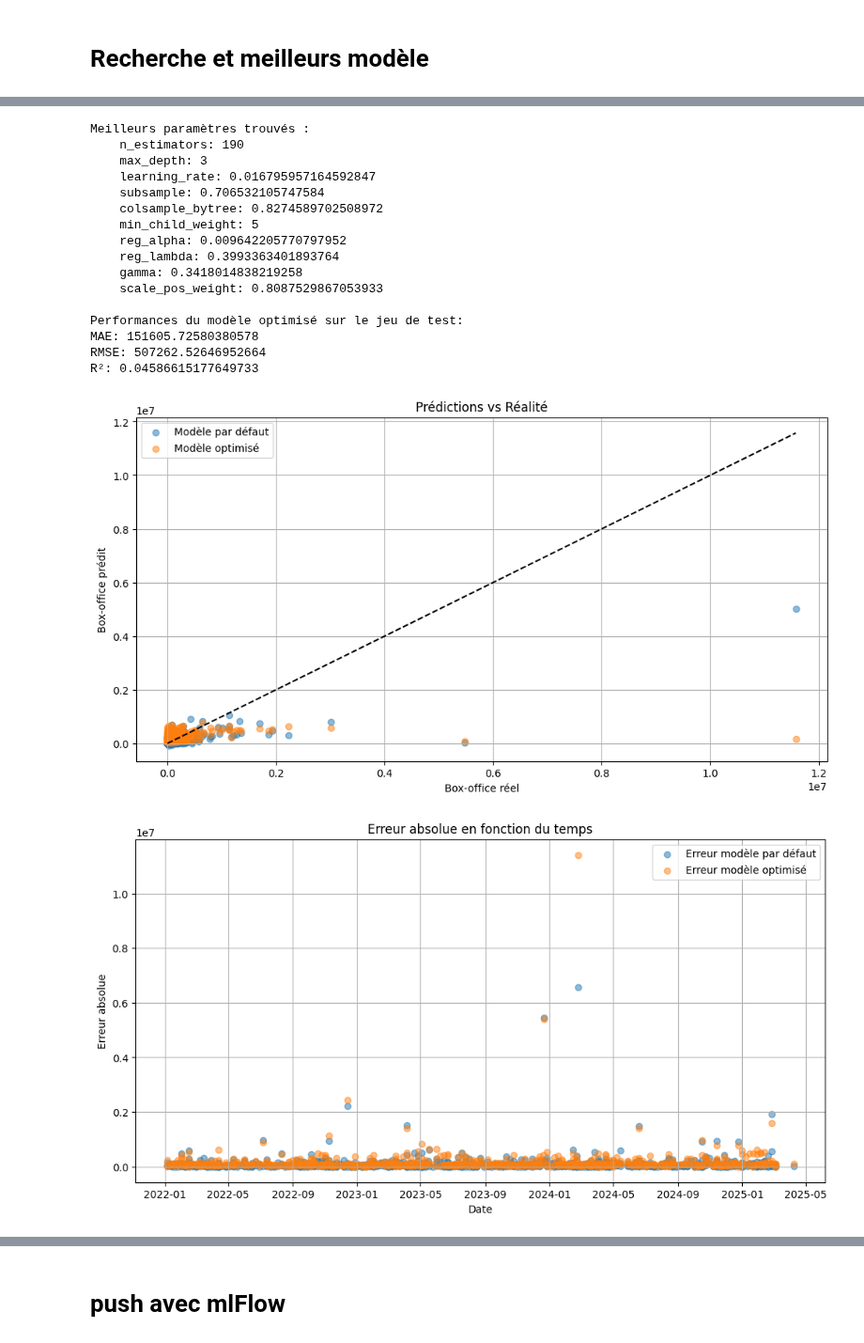
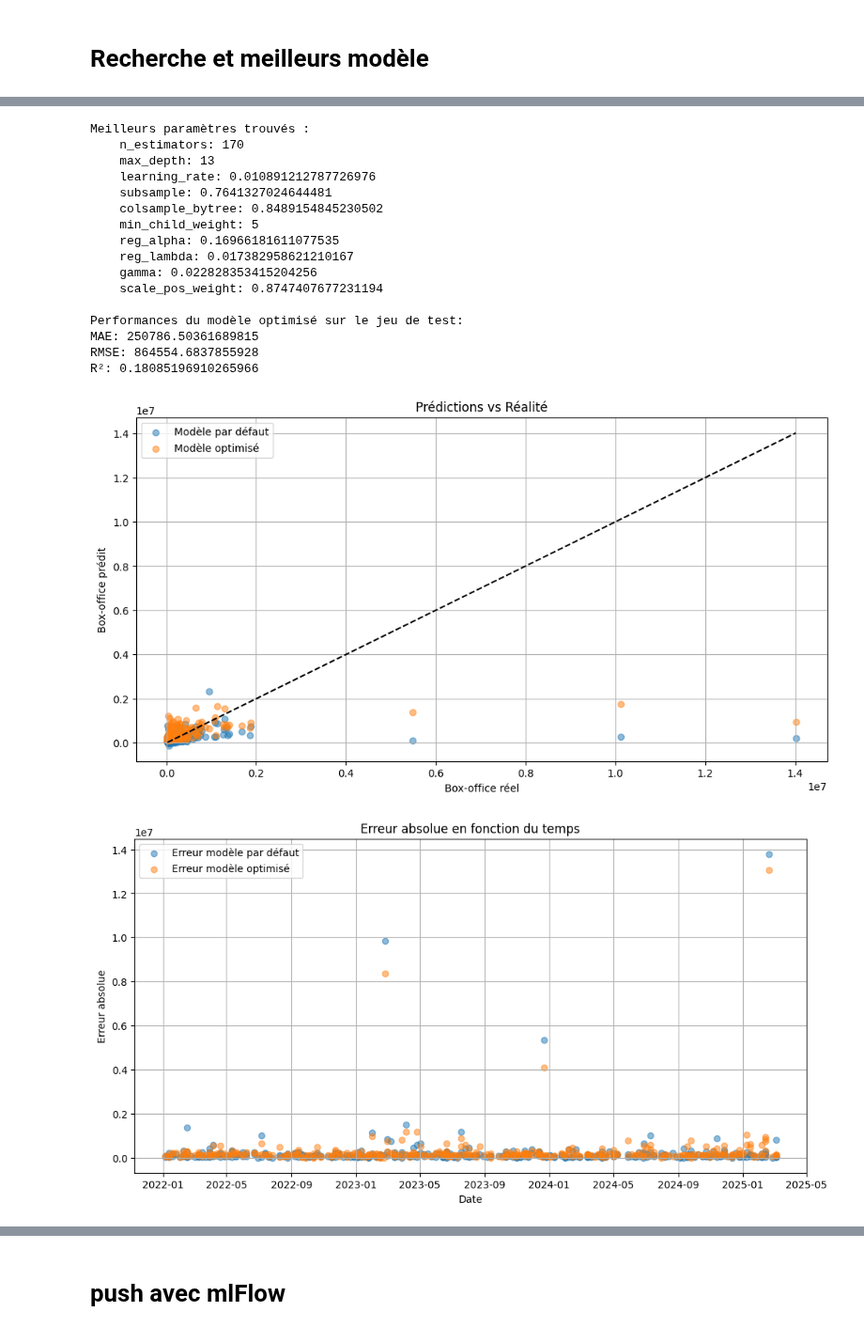
Before and after one commit to SamuelTD/new_is_always_better, a Jupyter notebook: modelisation/victor/arima_Xgboost.ipynb, the cells around one changed output, grey strips where cells are left out. Shown at 94% size. Drawn from its saved outputs; the diff is of its cells as text; code cells hidden in the pictures.

```diff
--- a/modelisation/victor/arima_Xgboost.ipynb
+++ b/modelisation/victor/arima_Xgboost.ipynb
@@ -238,32 +230,20 @@ def put_national_affluence(x, filled = False):
     else:
         return df_afluence.loc[date, 'box_office'] if date in df_afluence.index else None
 
-def max_score_actors(x, method="boxoffice_average"):
+def score_actors(x, method="boxoffice_average"):
     max_score = 0
+    scores = []
+    sum_score = 0
     for actor in x:
         if actor.replace(" ", "").replace("-", "").replace("_", "").strip().lower() in df_actors.index :
             max_score = max(max_score, df_actors.loc[actor.replace(" ", "").replace("-", "").replace("_", "").strip().lower(), method])
-    return max_score
-
-def mean_score_actors(x, method="boxoffice_average"):
-    scores = []
-    for actor in x:
-        if actor.replace(" ", "").replace("-", "").replace("_", "").strip().lower() in df_actors.index :
             scores.append(df_actors.loc[actor.replace(" ", "").replace("-", "").replace("_", "").strip().lower(), method])
+            sum_score += df_actors.loc[actor.replace(" ", "").replace("-", "").replace("_", "").strip().lower(), method]
     if len(scores) == 0:
         mean_scores = 0
     else:
         mean_scores = np.mean(scores)
-    return mean_scores
-
-def sum_score_actors(x, method="boxoffice_average"):
-    sum_score = 0
-    for actor in x:
-        if actor.replace(" ", "").replace("-", "").replace("_", "").strip().lower() in df_actors.index :
-            sum_score += df_actors.loc[actor.replace(" ", "").replace("-", "").replace("_", "").strip().lower(), method]
-    return sum_score
-
-
+    return {"max_score":max_score, "mean_scores":mean_scores, "sum_score":sum_score}
 
 features_of_interest = [
     'french_prod',
@@ -277,7 +257,8 @@ features_of_interest = [
     'national_affluence',
     'french_langage',
     'english_langage',
-    'max_average_actor'
+    'max_average_actor',
+    'sum_score_actor'
 ]
 #,    'sum_score_actor'
 
@@ -289,7 +270,8 @@ numerical_features = ['length',
                     'french_prod',
                     'usa_prod',
                     'number_actors',
-                    'max_average_actor']
+                    'max_average_actor',
+                    'sum_score_actor']
 # 'sum_score_actor'
 date_feature = ['date']
 categorical_features = ['editor']
@@ -331,6 +313,8 @@ def pre_transform_df(df, **kwargs):
     if national_affluence:
         df['national_affluence'] = df['date'].apply(lambda x : put_national_affluence(x,national_affluence_filled))
 
+    actor_scores = df['actors'].apply(lambda x : score_actors(x, actor_method))
+
     # Création des variables dérivées
     if 'french_prod' in features_of_interest:
         df['french_prod'] = df['nationality'].apply(lambda x: 1 if "France" in x else 0)
@@ -342,16 +326,12 @@ def pre_transform_df(df, **kwargs):
         df['english_langage'] = df['langage'].apply(lambda x: 1 if "Anglais" in x else 0)
     if 'number_actors' in features_of_interest:
         df['number_actors'] = df['actors'].apply(lambda x: len(x))
-    if 'max_average_first_role_actor' in features_of_interest:
-        df['max_average_first_role_actor'] = df['actors'].apply(lambda x : max_score_actors(x, "boxoffice_average_first_role"))
     if 'max_average_actor' in features_of_interest:
-        df['max_average_actor'] = df['actors'].apply(lambda x : max_score_actors(x, "boxoffice_average"))
-    if 'max_total_actor' in features_of_interest:
-        df['max_total_actor'] = df['actors'].apply(lambda x : max_score_actors(x, "boxoffice_total"))
+        df['max_average_actor'] = actor_scores.apply(lambda x : x["max_score"])
     if 'sum_score_actor' in features_of_interest:
-        df['sum_score_actor'] = df['actors'].apply(lambda x : sum_score_actors(x, actor_method))
+        df['sum_score_actor'] = actor_scores.apply(lambda x : x["sum_score"])
     if 'mean_average_actor' in features_of_interest:
-        df['mean_average_actor'] = df['actors'].apply(lambda x : mean_score_actors(x, "boxoffice_total"))
+        df['mean_average_actor'] = actor_scores.apply(lambda x : x["mean_scores"])
 
     # Traitement des outliers
     if remove_outliers:
@@ -369,13 +349,14 @@ giga_big_param = {
     "national_affluence" : True,
     "remove_outliers" : True,
     "method_outliers" : "IQR", # "IQR" ou "z-scores"
+    "factor_outliers" : -0.1,
     "features_of_interest" : features_of_interest,
     "numerical_features" : numerical_features,
     "date_feature" : date_feature,
     "categorical_features" : categorical_features,
     "list_categorical_features" : list_categorical_features,
     "target" : target,
-    "actor_method" : "boxoffice_average_first_role", # "boxoffice_average", "boxoffice_total", "boxoffice_total_first_role" ou "boxoffice_average_first_role"
+    "actor_method" : "boxoffice_average", # "boxoffice_average", "boxoffice_total", "boxoffice_total_first_role" ou "boxoffice_average_first_role"
     "national_affluence_filled" : True,
     "max_values_outliers": False
 }
@@ -978,6 +959,6 @@ best_model, default_model, study, train_indices, test_indices = optimize_xgboost
     test_years=3,
     test_ratio=0.5,
     n_cv_splits=3,
-    n_trials=100
+    n_trials=200
 )
 # %% [output]
@@ -1011,21 +992,21 @@ R²: 0.5055507007211857
 Meilleurs paramètres trouvés :
-    n_estimators: 190
-    max_depth: 3
-    learning_rate: 0.016795957164592847
-    subsample: 0.706532105747584
-    colsample_bytree: 0.8274589702508972
+    n_estimators: 170
+    max_depth: 13
+    learning_rate: 0.010891212787726976
+    subsample: 0.7641327024644481
+    colsample_bytree: 0.8489154845230502
     min_child_weight: 5
-    reg_alpha: 0.009642205770797952
-    reg_lambda: 0.3993363401893764
-    gamma: 0.3418014838219258
-    scale_pos_weight: 0.8087529867053933
+    reg_alpha: 0.16966181611077535
+    reg_lambda: 0.017382958621210167
+    gamma: 0.022828353415204256
+    scale_pos_weight: 0.8747407677231194
 
 Performances du modèle optimisé sur le jeu de test:
-MAE: 151605.72580380578
-RMSE: 507262.52646952664
-R²: 0.04586615177649733
+MAE: 250786.50361689815
+RMSE: 864554.6837855928
+R²: 0.18085196910265966
-[figure, old version]
+[figure, new version]
-[figure, old version]
+[figure, new version]
 # %%
 plot_optimization_history(study)
 # %% [output]
```
Also changed, not shown: parts of 9 cells of this notebook, 2 other files.
